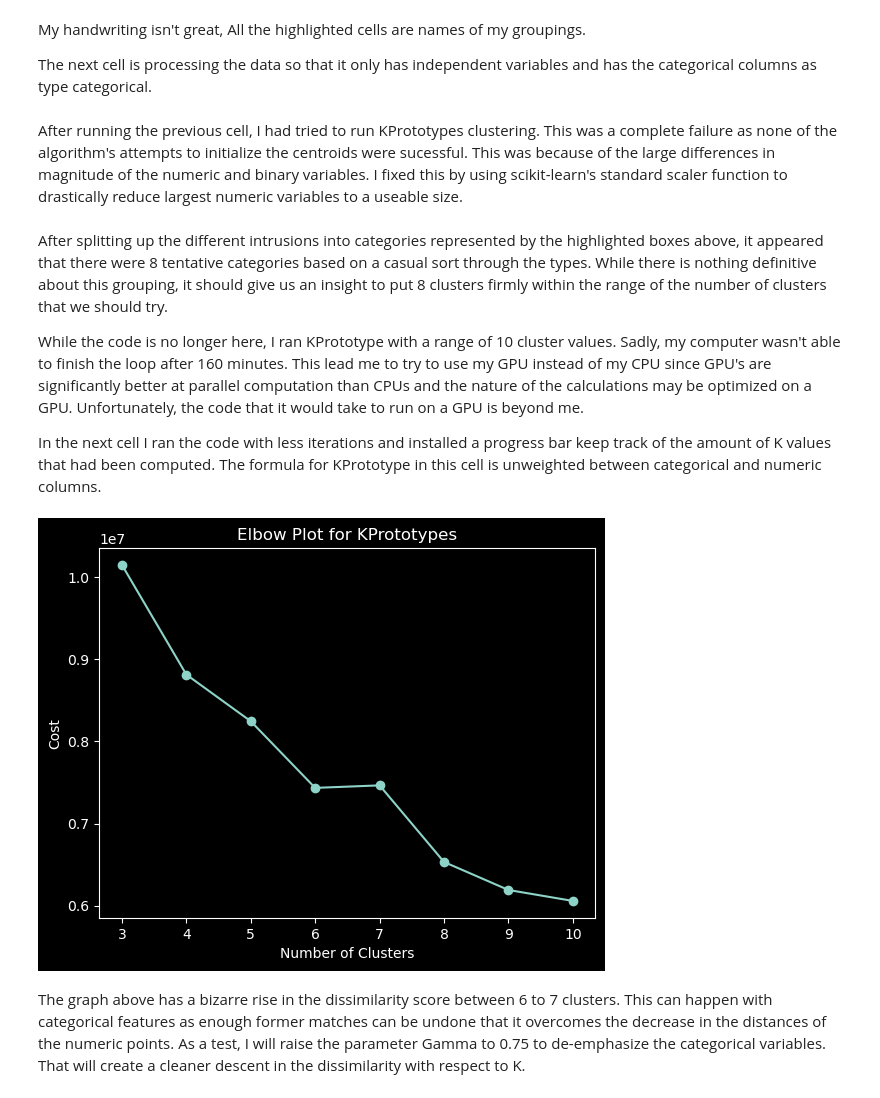
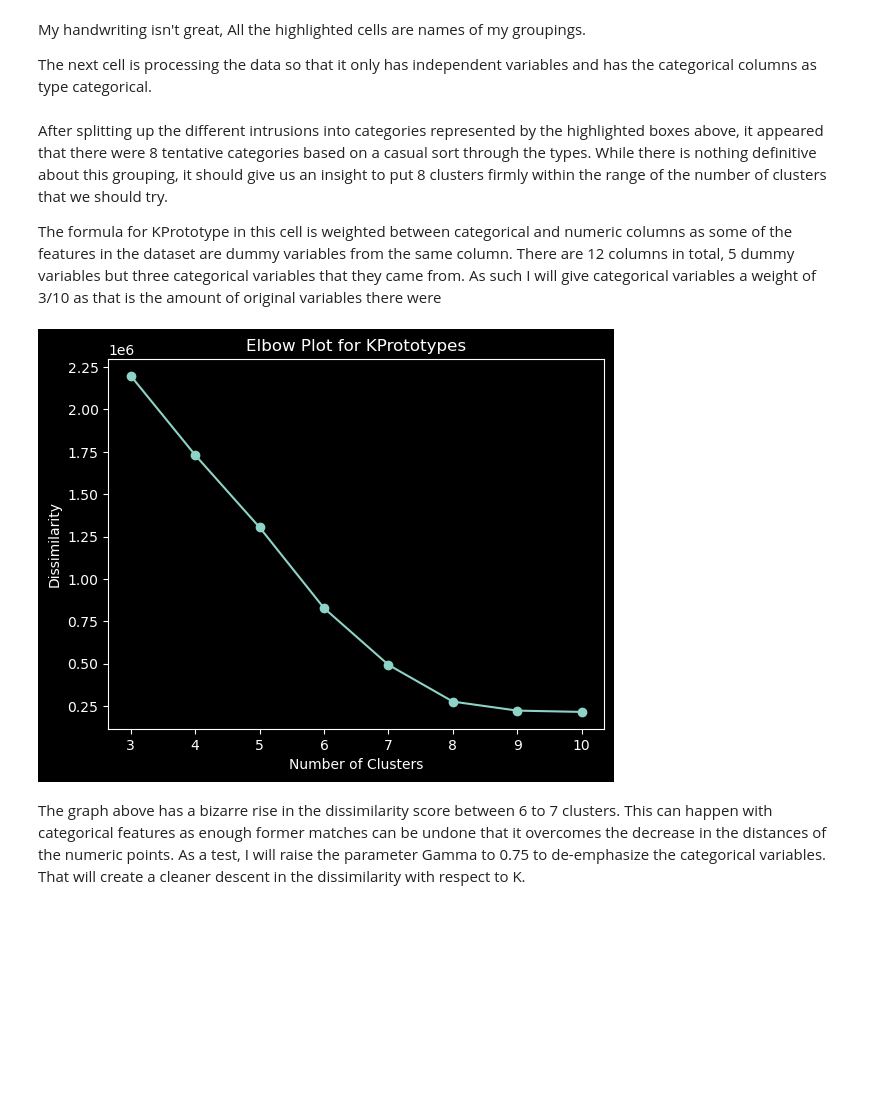
Before and after one commit to Jewdah18/Network-Intrusions, a Jupyter notebook: notebooks/EDA.ipynb, the cells around one changed output. Cells and saved outputs as stored; diff of their text form; code cells hidden in the pictures; blank space fills up the shorter version.

Commit message:
Redoing EDA with better Data

```diff
--- a/notebooks/EDA.ipynb
+++ b/notebooks/EDA.ipynb
@@ -46,3 +35,0 @@ data.head()
-# %%
-for col in data.columns[5:10]:
-    print(col,data[col].unique())
@@ -158,54 +123,42 @@ My handwriting isn't great, All the highlighted cells are names of my groupings.
 The next cell is processing the data so that it only has independent variables and has the categorical columns as type categorical.
 # %%
 #Remove the y from the dataframe so the result is not influence by it
-X = data.drop('labels', axis = 1)
+X = pd.read_csv('./data/interim/features.csv')
+# Drop the weird index
+X = X.drop('Unnamed: 0', axis = 1)
 
 # Create list of categorical columns including binary in a list comprehension.
-cat_col = [col for col in X.columns if X[col].dtype == 'object' or set(X[col].unique()) == {0,1}]
+cat_col = [col for col in X.columns if len(X[col].unique()) == 2]
 
 # Convert binary columns into categorical columns because they represent two states more so than degrees
 X[cat_col] = X[cat_col].astype('category')
+
+# Get the index of the categorical columns
+cat_col_index = [list(X.columns).index(col) for col in cat_col]
-# %% [markdown]
-After running the previous cell, I had tried to run KPrototypes clustering. This was a complete failure as none of the algorithm's attempts to initialize the centroids were sucessful. This was because of the large differences in magnitude of the numeric and binary variables. I fixed this by using scikit-learn's standard scaler function to drastically reduce largest numeric variables to a useable size.
-# %%
-# Gather all of the columns in X that aren't in the categorical column
-num_col = list(set(list(X.columns)) - set(cat_col))
-
-# Create a dataframe that is just the numerical X columns
-X_num = X[num_col]
-
-# Use the sklearn's standard scalar and fit it to the data and return the scaled data.
-X_num_scaled = pd.DataFrame(StandardScaler().fit_transform(X_num))
-X_num_scaled.columns = X_num.columns
-
-# Create X_scaled which is the scaled numerical columns and the categorical columns
-X_scaled = pd.concat([X_num_scaled, X[cat_col]], axis= 1)
-
-# Convert the column names into the index number for the columns
-cat_col_index = [X_scaled.columns.get_loc(col_name) for col_name in cat_col]
 # %% [markdown]
 After splitting up the different intrusions into categories represented by the highlighted boxes above, it appeared that there were 8 tentative categories based on a casual sort through the types. While there is nothing definitive about this grouping, it should give us an insight to put 8 clusters firmly within the range of the number of clusters that we should try.
 
-While the code is no longer here, I ran KPrototype with a range of 10 cluster values. Sadly, my computer wasn't able to finish the loop after 160 minutes. This lead me to try to use my GPU instead of my CPU since GPU's are significantly better at parallel computation than CPUs and the nature of the calculations may be optimized on a GPU. Unfortunately, the code that it would take to run on a GPU is beyond me.
-
-In the next cell I ran the code with less iterations and installed a progress bar keep track of the amount of K values that had been computed. The formula for KPrototype in this cell is unweighted between categorical and numeric columns.
+The formula for KPrototype in this cell is weighted between categorical and numeric columns as some of the features in the dataset are dummy variables from the same column. There are 12 columns in total, 5 dummy variables but three categorical variables that they came from. As such I will give categorical variables a weight of 3/10 as that is the amount of original variables there were
 # %%
 # Initialize cost list
 cost = []
 
 # Iterate for different amounts of centroids
 for k in tqdm(range(3,11)):
     # Use K-Prototype to generate a model. These parameters can change but hopefully we find something good
-    KProto = KPrototypes(n_clusters = k, init = 'Cao', n_init = 10, verbose = 0)
+    KProto = KPrototypes(n_clusters = k, init = 'Cao', n_init = 10, gamma = 0.3,  verbose = 0)
     # Use the KPrototypes model on the actual data
-    cluster_labels = KProto.fit_predict(X_scaled, categorical = cat_col_index)
+    cluster_labels = KProto.fit_predict(X, categorical = cat_col_index)
     # Append cost to the cost list for graphing later
     cost.append(KProto.cost_)
 
 # An elbow plot of k vs the cost function to try to find the optimal k
 plt.plot(range(3,11), cost, marker = 'o');
+# Label the x-axis
 plt.xlabel('Number of Clusters');
+#label the y-axis
 plt.ylabel('Dissimilarity');
+#Give the plot a title
 plt.title('Elbow Plot for KPrototypes');
 # %% [output]
-[figure, old version]
+[figure, new version]
```
Also changed, not shown: parts of 5 cells of this notebook.
